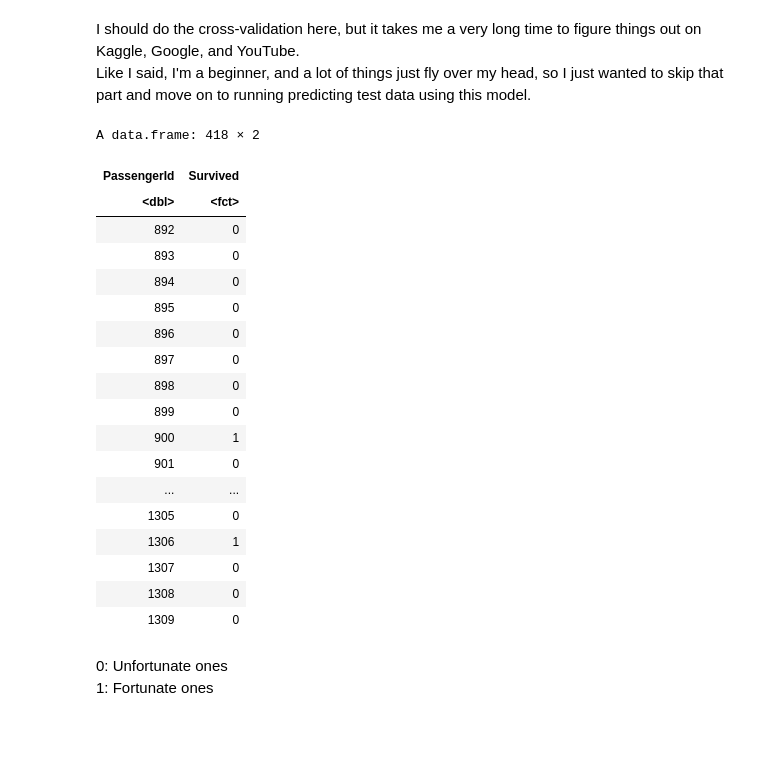
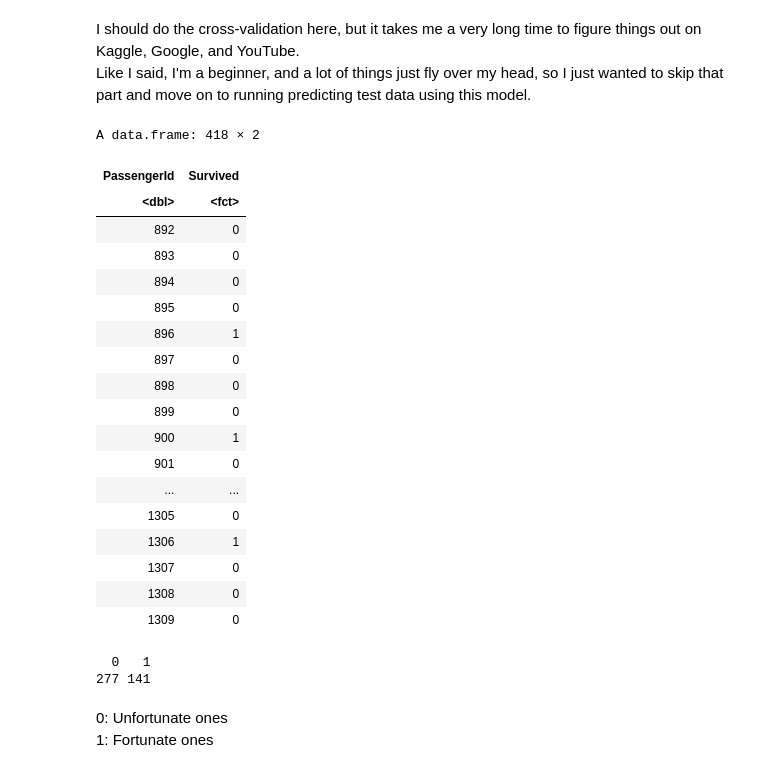
Before and after one commit to dingBatman01/Titanic-Prediction-R-, a Jupyter notebook: Titanic_Prediction.ipynb, the cells around one changed output. Cells and saved outputs as stored; diff of their text form; code cells hidden in the pictures; blank space fills up the shorter version.

```diff
--- a/Titanic_Prediction.ipynb
+++ b/Titanic_Prediction.ipynb
@@ -109,7 +77,7 @@ t_full <- t_full %>%
             mutate(Survived = factor(Survived),
                    Pclass = factor(Pclass, ordered = T),
                    Name = factor(Name),
-                   Sex = factor(Sex),
+                   Gender = factor(Gender),
                    Cabin = factor(Cabin),
                    Embarked = factor(Embarked))
 str(t_full)
@@ -276,7 +258,7 @@ Since I replaced all NA's that needed to be replaced, I split the full data set
 Now using the train set, I'm going to build a simple randomForest model and run the test data using the model.
 # %%
 #Building a predictive model
-eqtn <- "Survived ~ Pclass + Sex + Age + SibSp + Parch + Fare + Embarked"
+eqtn <- "Survived ~ Pclass + Gender + Age + SibSp + Parch + Fare + Embarked"
 formula <- as.formula(eqtn)
 
 t_model <- randomForest(formula, t_train, ntree = 500, mtry = 3, nodesize = 0.01 * nrow(t_train))
@@ -285,23 +267,24 @@ I should do the cross-validation here, but it takes me a very long time to figur
 Like I said, I'm a beginner, and a lot of things just fly over my head, so I just wanted to skip that part and move on to running predicting test data using this model.
 # %%
 # Final Result
-features_eqtn <- "Pclass + Sex + Age + SibSp + Parch + Fare + Embarked"
+features_eqtn <- "Pclass + Gender + Age + SibSp + Parch + Fare + Embarked"
 Survived <- predict(t_model, newdata = t_test)
 
 PassengerId <- t_test$PassengerId
 final_df <- as.data.frame(PassengerId)
 final_df$Survived <- Survived
 
 final_df
+table(final_df$Survived)
 # %% [output]
 A data.frame: 418 × 2
 | PassengerId | Survived |
 | <dbl> | <fct> |
 | 892 | 0 |
 | 893 | 0 |
 | 894 | 0 |
 | 895 | 0 |
-| 896 | 0 |
+| 896 | 1 |
 | 897 | 0 |
 | 898 | 0 |
 | 899 | 0 |
@@ -313,6 +296,8 @@ A data.frame: 418 × 2
 | 1307 | 0 |
 | 1308 | 0 |
 | 1309 | 0 |
+  0   1
+277 141
 # %% [markdown]
 0: Unfortunate ones
 1: Fortunate ones
```
Also changed, not shown: parts of 9 cells of this notebook.
